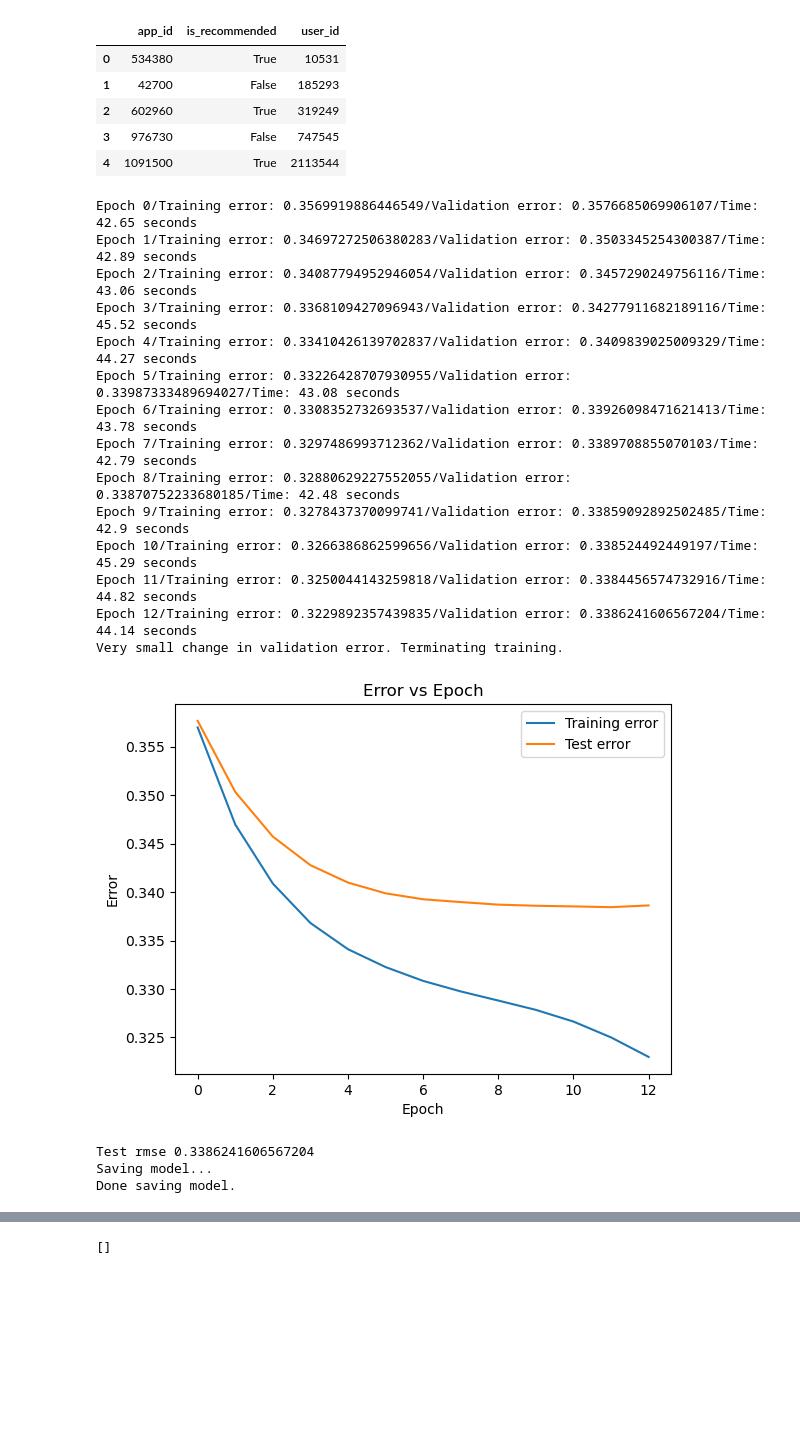
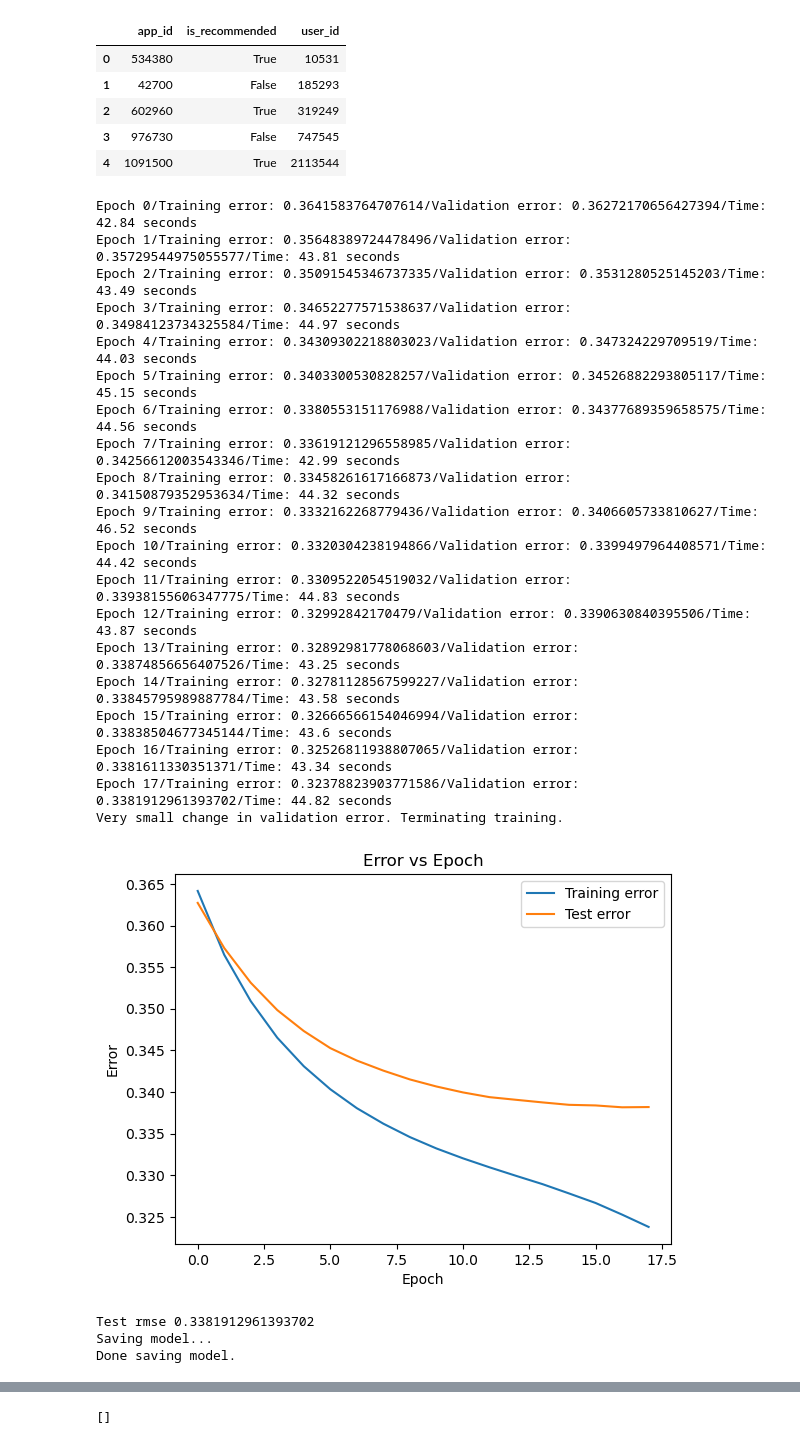
Before and after one commit to MitchellJC/game-rec, a Jupyter notebook: svdtuning.ipynb, the cells around one changed output, grey strips where cells are left out. Drawn from its saved outputs; the diff is of its cells as text; code cells hidden in the pictures; blank space fills up the shorter version.

```diff
--- a/svdtuning.ipynb
+++ b/svdtuning.ipynb
@@ -40,60 +40,65 @@ rec_data.set_titles(titles)
 train_data, test = rec_data.leave_k_out_split()
 train_data, val = train_data.leave_k_out_split()
 # %%
-EPOCHS = 15
+EPOCHS = 20
 
 random.seed(42)
 np.random.seed(42)
 
 # Fit and predict with svd
-svd_predictor = SVDPredictor(train_data.get_num_users(), train_data.get_num_items(), k=10, epochs=EPOCHS, learning_rate=0.01, C=0.005)
+svd_predictor = SVDPredictor(train_data.get_num_users(), train_data.get_num_items(), k=100, epochs=EPOCHS, learning_rate=0.005, C=0.02)
 svd_predictor.fit(train_data.get_matrix(), validation_set=val)
 
 # Plot error
 errors = svd_predictor.get_train_errors()
 val_errors = svd_predictor.get_val_errors()
 plt.plot(range(len(errors)), errors, label='Training error')
 plt.plot(range(len(val_errors)), val_errors, label='Test error')
 plt.xlabel('Epoch')
 plt.ylabel('Error')
 plt.title('Error vs Epoch')
 plt.legend()
 plt.show()
 
 # Compute rmse
 predictions = svd_predictor.predict([(user, item) for user, item, _ in val])
 predictions = [prediction + (val[i][2],) for i, prediction in enumerate(predictions)]
 metrics = Metrics()
 rmse = metrics.rmse(predictions)
 print("Test rmse", rmse)
 
 # Ensure file exists
 model_dir = model_dir = "saved_models/{}-{}-{}-{}-{}-{}_{}".format(*(time.localtime()[:6] + (round(rmse, 4), ))).replace(".", "-") + ".pkl"
 file = open(model_dir, 'a')
 file.close()
 
 # Save model
 print("Saving model...")
 with open(model_dir, 'wb') as file:
     pickle.dump([svd_predictor, rec_data, train_data, val, test], file)
 print("Done saving model.")
 # %% [output]
-Epoch 0/Training error: 0.3569919886446549/Validation error: 0.3576685069906107/Time: 42.65 seconds
-Epoch 1/Training error: 0.34697272506380283/Validation error: 0.3503345254300387/Time: 42.89 seconds
-Epoch 2/Training error: 0.34087794952946054/Validation error: 0.3457290249756116/Time: 43.06 seconds
-Epoch 3/Training error: 0.3368109427096943/Validation error: 0.34277911682189116/Time: 45.52 seconds
-Epoch 4/Training error: 0.33410426139702837/Validation error: 0.3409839025009329/Time: 44.27 seconds
-Epoch 5/Training error: 0.33226428707930955/Validation error: 0.33987333489694027/Time: 43.08 seconds
-Epoch 6/Training error: 0.3308352732693537/Validation error: 0.33926098471621413/Time: 43.78 seconds
-Epoch 7/Training error: 0.3297486993712362/Validation error: 0.3389708855070103/Time: 42.79 seconds
-Epoch 8/Training error: 0.32880629227552055/Validation error: 0.33870752233680185/Time: 42.48 seconds
-Epoch 9/Training error: 0.3278437370099741/Validation error: 0.33859092892502485/Time: 42.9 seconds
-Epoch 10/Training error: 0.3266386862599656/Validation error: 0.338524492449197/Time: 45.29 seconds
-Epoch 11/Training error: 0.3250044143259818/Validation error: 0.3384456574732916/Time: 44.82 seconds
-Epoch 12/Training error: 0.3229892357439835/Validation error: 0.3386241606567204/Time: 44.14 seconds
+Epoch 0/Training error: 0.3641583764707614/Validation error: 0.36272170656427394/Time: 42.84 seconds
+Epoch 1/Training error: 0.35648389724478496/Validation error: 0.35729544975055577/Time: 43.81 seconds
+Epoch 2/Training error: 0.35091545346737335/Validation error: 0.3531280525145203/Time: 43.49 seconds
+Epoch 3/Training error: 0.34652277571538637/Validation error: 0.34984123734325584/Time: 44.97 seconds
+Epoch 4/Training error: 0.34309302218803023/Validation error: 0.347324229709519/Time: 44.03 seconds
+Epoch 5/Training error: 0.3403300530828257/Validation error: 0.34526882293805117/Time: 45.15 seconds
+Epoch 6/Training error: 0.3380553151176988/Validation error: 0.34377689359658575/Time: 44.56 seconds
+Epoch 7/Training error: 0.33619121296558985/Validation error: 0.34256612003543346/Time: 42.99 seconds
+Epoch 8/Training error: 0.33458261617166873/Validation error: 0.34150879352953634/Time: 44.32 seconds
+Epoch 9/Training error: 0.3332162268779436/Validation error: 0.3406605733810627/Time: 46.52 seconds
+Epoch 10/Training error: 0.3320304238194866/Validation error: 0.3399497964408571/Time: 44.42 seconds
+Epoch 11/Training error: 0.3309522054519032/Validation error: 0.33938155606347775/Time: 44.83 seconds
+Epoch 12/Training error: 0.32992842170479/Validation error: 0.3390630840395506/Time: 43.87 seconds
+Epoch 13/Training error: 0.32892981778068603/Validation error: 0.33874856656407526/Time: 43.25 seconds
+Epoch 14/Training error: 0.32781128567599227/Validation error: 0.33845795989887784/Time: 43.58 seconds
+Epoch 15/Training error: 0.32666566154046994/Validation error: 0.33838504677345144/Time: 43.6 seconds
+Epoch 16/Training error: 0.32526811938807065/Validation error: 0.3381611330351371/Time: 43.34 seconds
+Epoch 17/Training error: 0.32378823903771586/Validation error: 0.3381912961393702/Time: 44.82 seconds
 Very small change in validation error. Terminating training.
-[figure, old version]
+[figure, new version]
-Test rmse 0.3386241606567204
+Test rmse 0.3381912961393702
 Saving model...
 Done saving model.
 # %%
```
Also changed, not shown: parts of 3 cells of this notebook, 3 other files.
